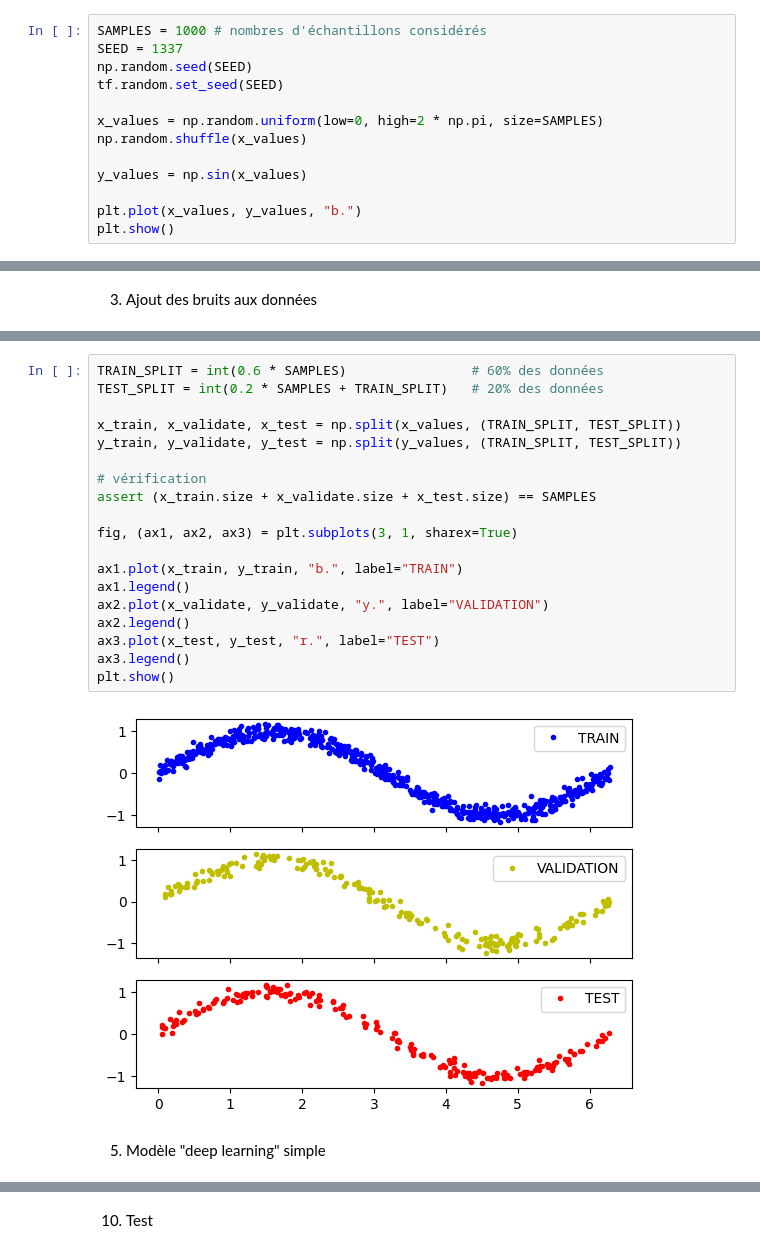
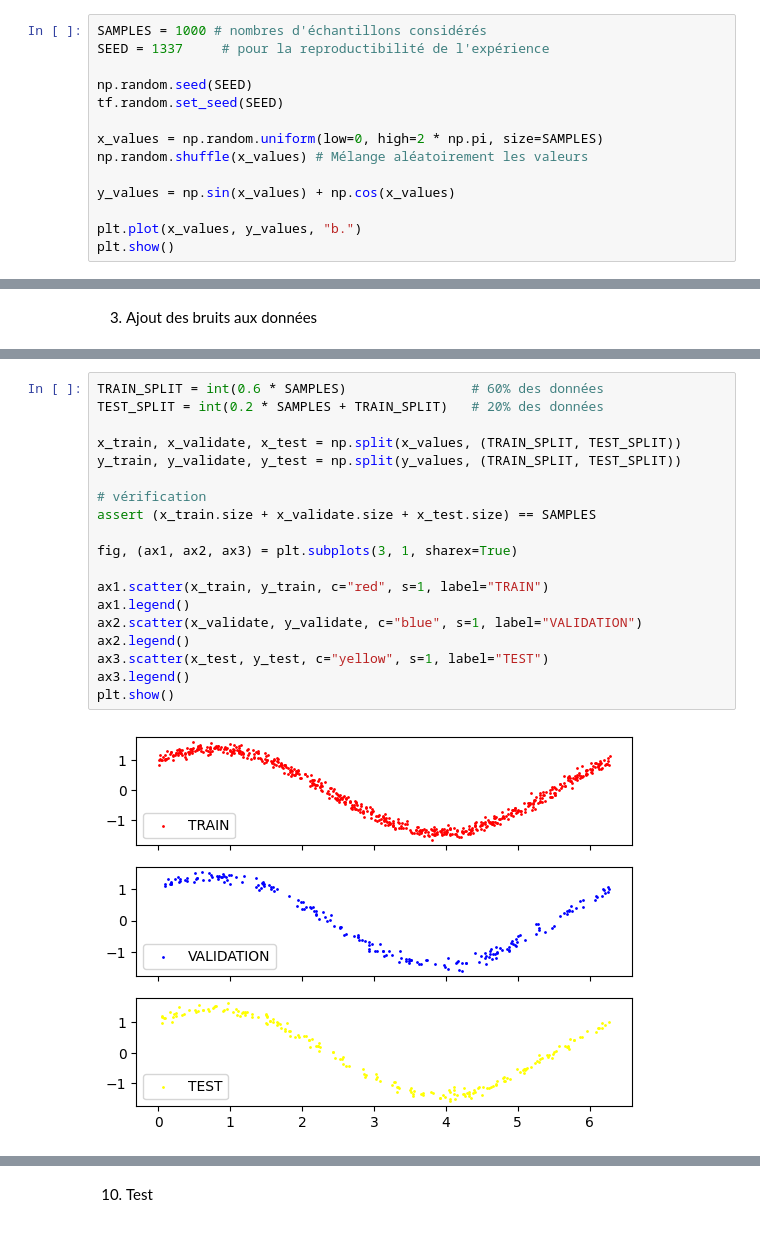
Before and after one commit to robohie/prog_python, a Jupyter notebook: deep_learning_cours.ipynb, the cells around one changed output, grey strips where cells are left out. Saved outputs shown, nothing was run; the diff lists cells and outputs as text.

```diff
--- a/deep_learning_cours.ipynb
+++ b/deep_learning_cours.ipynb
@@ -8,14 +8,15 @@ import matplotlib.pyplot as plt
 2. Génération des données
 # %%
 SAMPLES = 1000 # nombres d'échantillons considérés
-SEED = 1337
+SEED = 1337     # pour la reproductibilité de l'expérience
+
 np.random.seed(SEED)
 tf.random.set_seed(SEED)
 
 x_values = np.random.uniform(low=0, high=2 * np.pi, size=SAMPLES)
-np.random.shuffle(x_values)
+np.random.shuffle(x_values) # Mélange aléatoirement les valeurs
 
-y_values = np.sin(x_values)
+y_values = np.sin(x_values) + np.cos(x_values)
 
 plt.plot(x_values, y_values, "b.")
 plt.show()
@@ -35,23 +39,21 @@ plt.show()
 # %%
 TRAIN_SPLIT = int(0.6 * SAMPLES)                # 60% des données
 TEST_SPLIT = int(0.2 * SAMPLES + TRAIN_SPLIT)   # 20% des données
 
 x_train, x_validate, x_test = np.split(x_values, (TRAIN_SPLIT, TEST_SPLIT))
 y_train, y_validate, y_test = np.split(y_values, (TRAIN_SPLIT, TEST_SPLIT))
 
 # vérification
 assert (x_train.size + x_validate.size + x_test.size) == SAMPLES
 
 fig, (ax1, ax2, ax3) = plt.subplots(3, 1, sharex=True)
 
-ax1.plot(x_train, y_train, "b.", label="TRAIN")
+ax1.scatter(x_train, y_train, c="red", s=1, label="TRAIN")
 ax1.legend()
-ax2.plot(x_validate, y_validate, "y.", label="VALIDATION")
+ax2.scatter(x_validate, y_validate, c="blue", s=1, label="VALIDATION")
 ax2.legend()
-ax3.plot(x_test, y_test, "r.", label="TEST")
+ax3.scatter(x_test, y_test, c="yellow", s=1, label="TEST")
 ax3.legend()
 plt.show()
 # %% [output]
-[figure, old version]
+[figure, new version]
-# %% [markdown]
-5. Modèle "deep learning" simple
```
Also changed, not shown: parts of 25 cells of this notebook, 8 other files.
